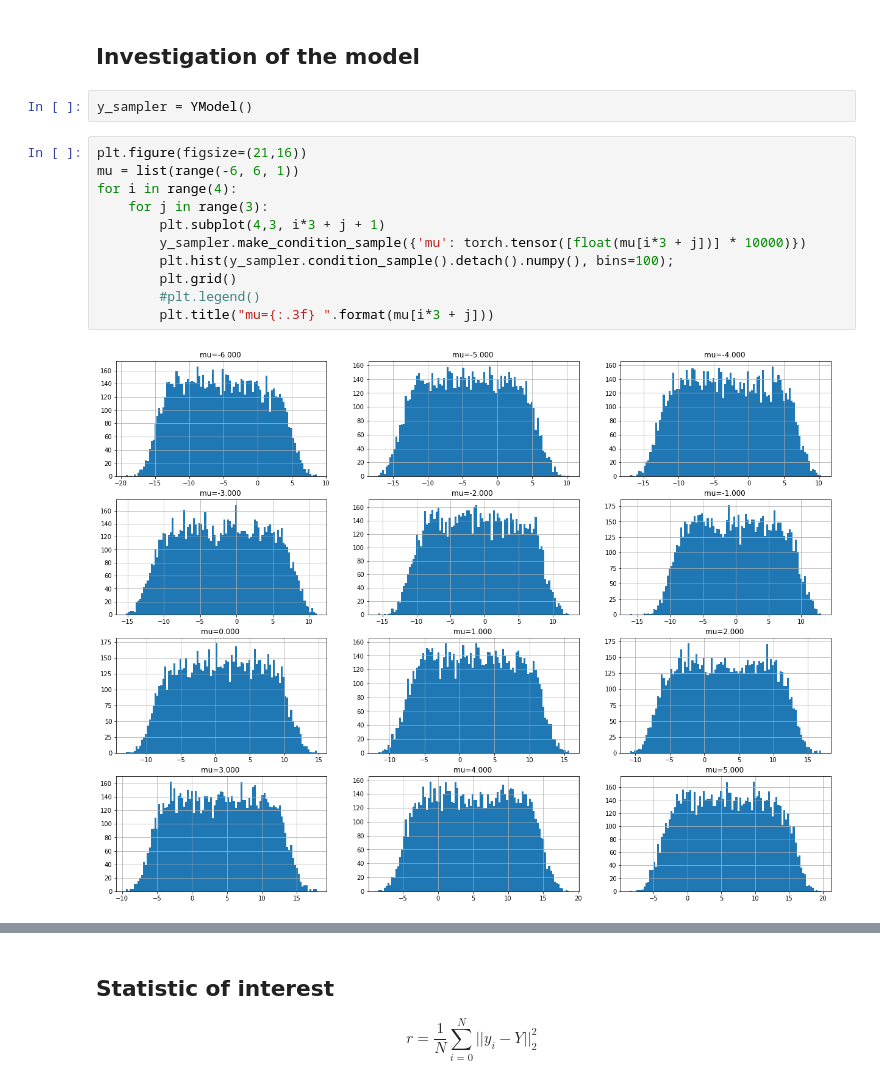
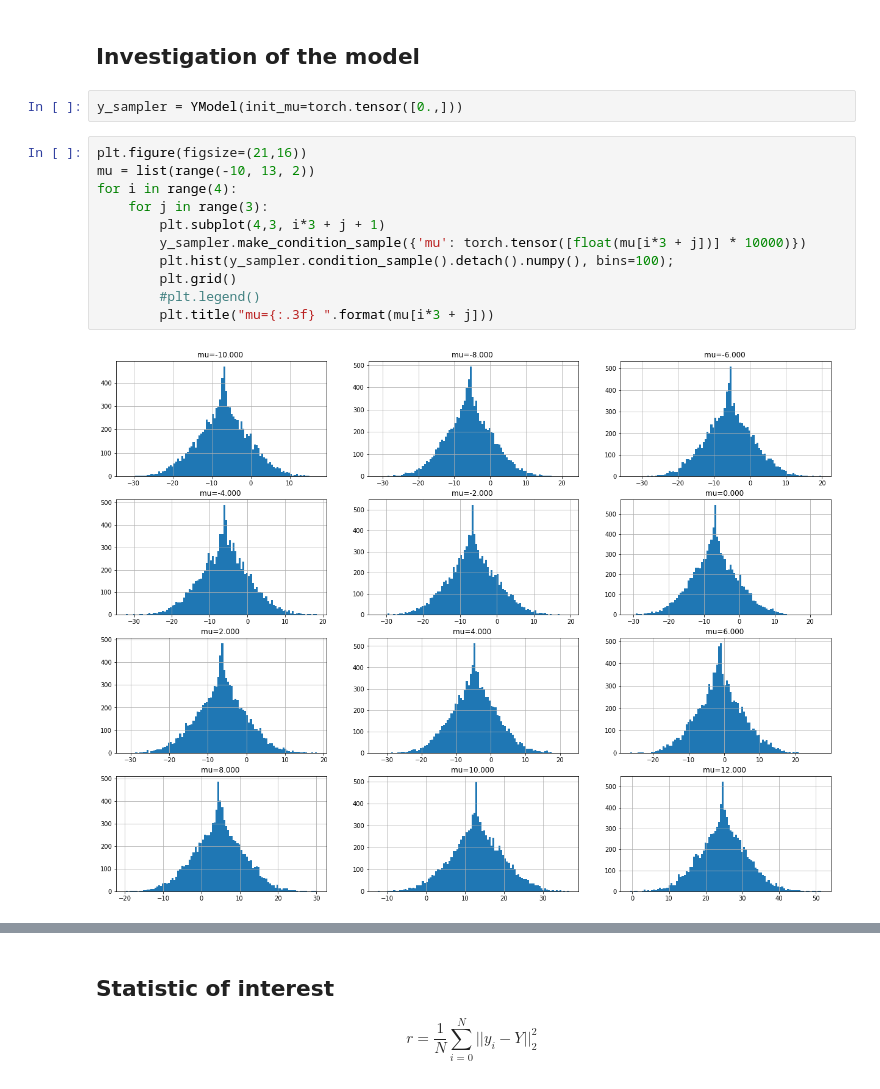
Before and after one commit to SchattenGenie/diff-surrogate, a Jupyter notebook: model.ipynb, the cells around one changed output, grey strips where cells are left out. Cells and saved outputs as stored; diff of their text form.

```diff
--- a/model.ipynb
+++ b/model.ipynb
@@ -52,20 +49,20 @@ $$y \sim \mathcal{N}(y|f(latent\_x) + g(\mu), 1)$$
 
 ## Investigation of the model
 # %%
-y_sampler = YModel()
+y_sampler = YModel(init_mu=torch.tensor([0.,]))
 # %%
 plt.figure(figsize=(21,16))
-mu = list(range(-6, 6, 1))
+mu = list(range(-10, 13, 2))
 for i in range(4):
     for j in range(3):
         plt.subplot(4,3, i*3 + j + 1)
         y_sampler.make_condition_sample({'mu': torch.tensor([float(mu[i*3 + j])] * 10000)})
         plt.hist(y_sampler.condition_sample().detach().numpy(), bins=100);
         plt.grid()
         #plt.legend()
         plt.title("mu={:.3f} ".format(mu[i*3 + j]))
 # %% [output]
-[figure, old version]
+[figure, new version]
 # %%
 %%time
 plt.figure(figsize=(21,16))
```
Also changed, not shown: parts of 30 cells of this notebook, 7 other files.
